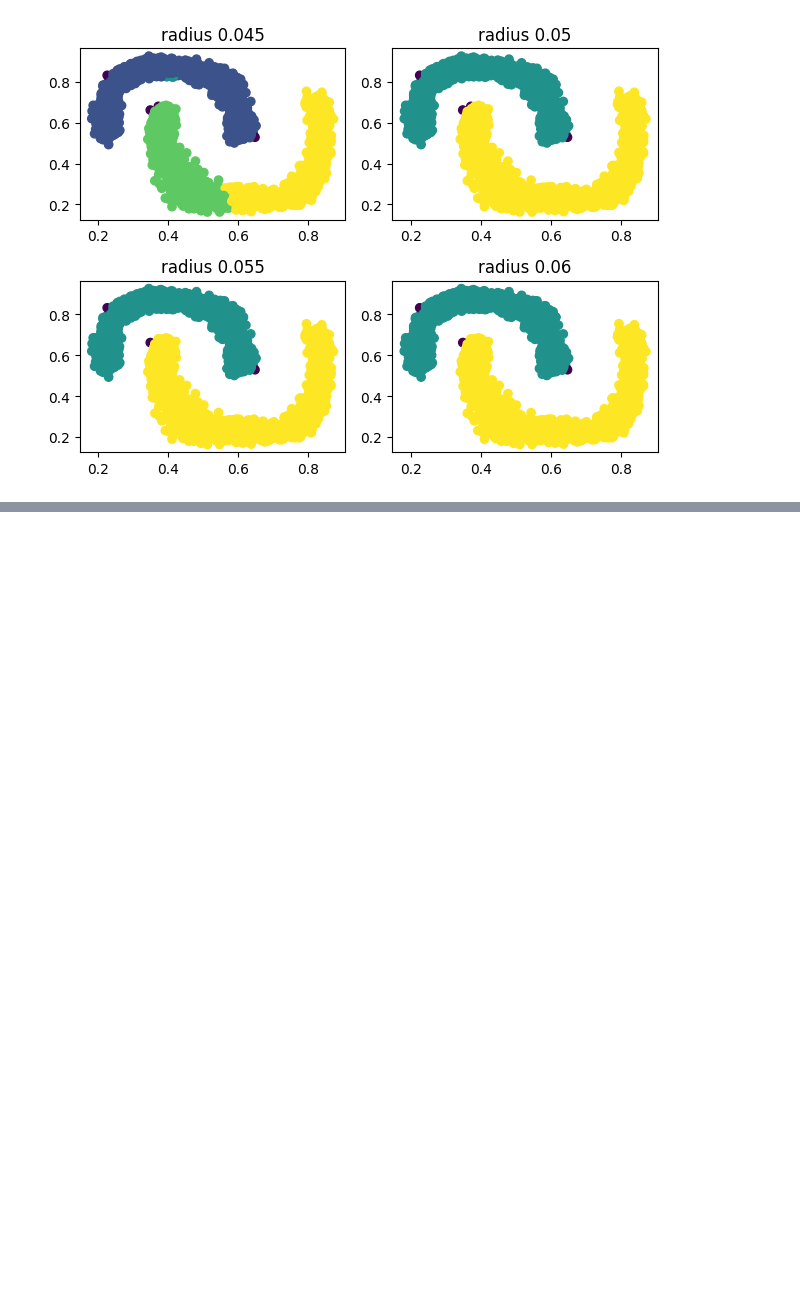
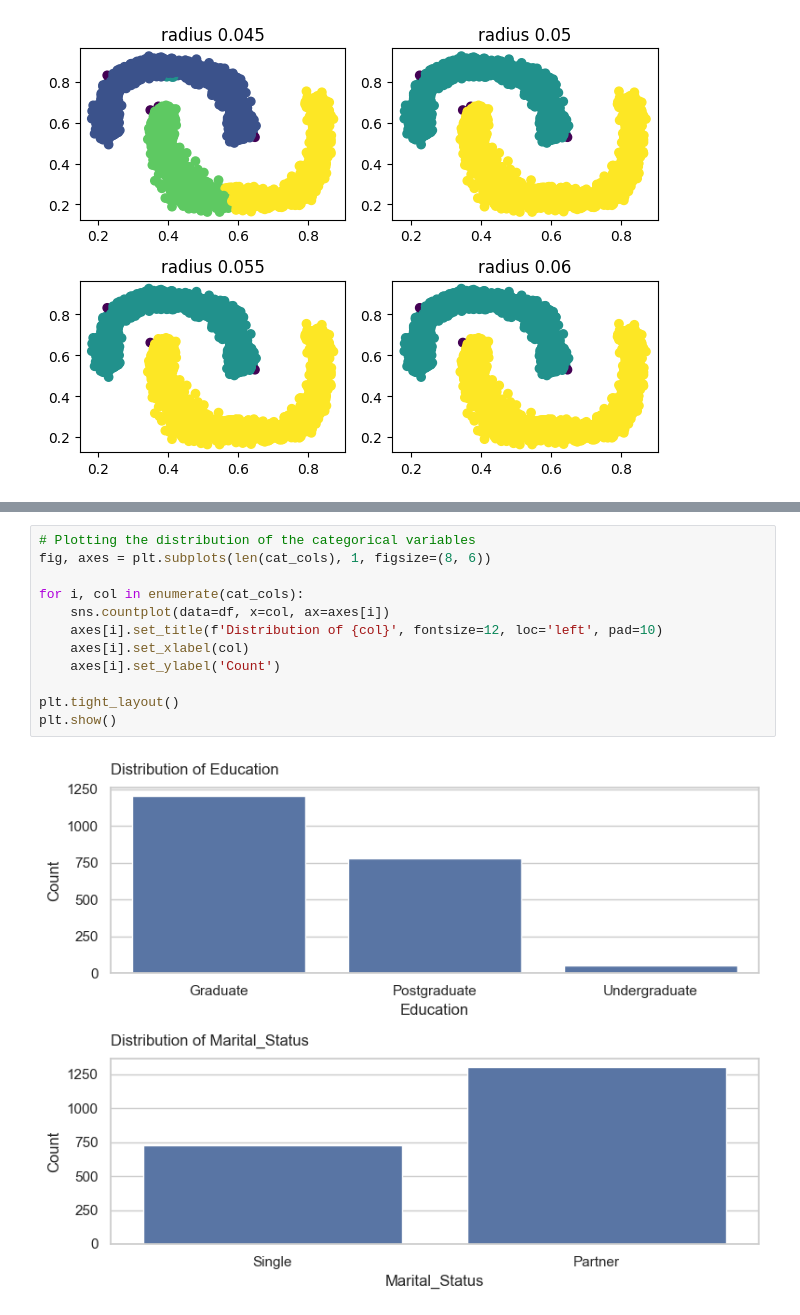
Before and after one commit to mtorella/ClusterAnalysisForBusiness_gp, a Jupyter notebook: main.ipynb, the cells around one changed output, grey strips where cells are left out. Drawn from its saved outputs; the diff is of its cells as text; blank space fills up the shorter version.

```diff
--- a/main.ipynb
+++ b/main.ipynb
@@ -355,0 +453,14 @@ plt.show()
+# %%
+# Plotting the distribution of the categorical variables
+fig, axes = plt.subplots(len(cat_cols), 1, figsize=(8, 6))
+
+for i, col in enumerate(cat_cols):
+    sns.countplot(data=df, x=col, ax=axes[i])
+    axes[i].set_title(f'Distribution of {col}', fontsize=12, loc='left', pad=10)
+    axes[i].set_xlabel(col)
+    axes[i].set_ylabel('Count')
+
+plt.tight_layout()
+plt.show()
+# %% [output]
+[figure, added]
```
Also changed, not shown: parts of 31 cells of this notebook.
